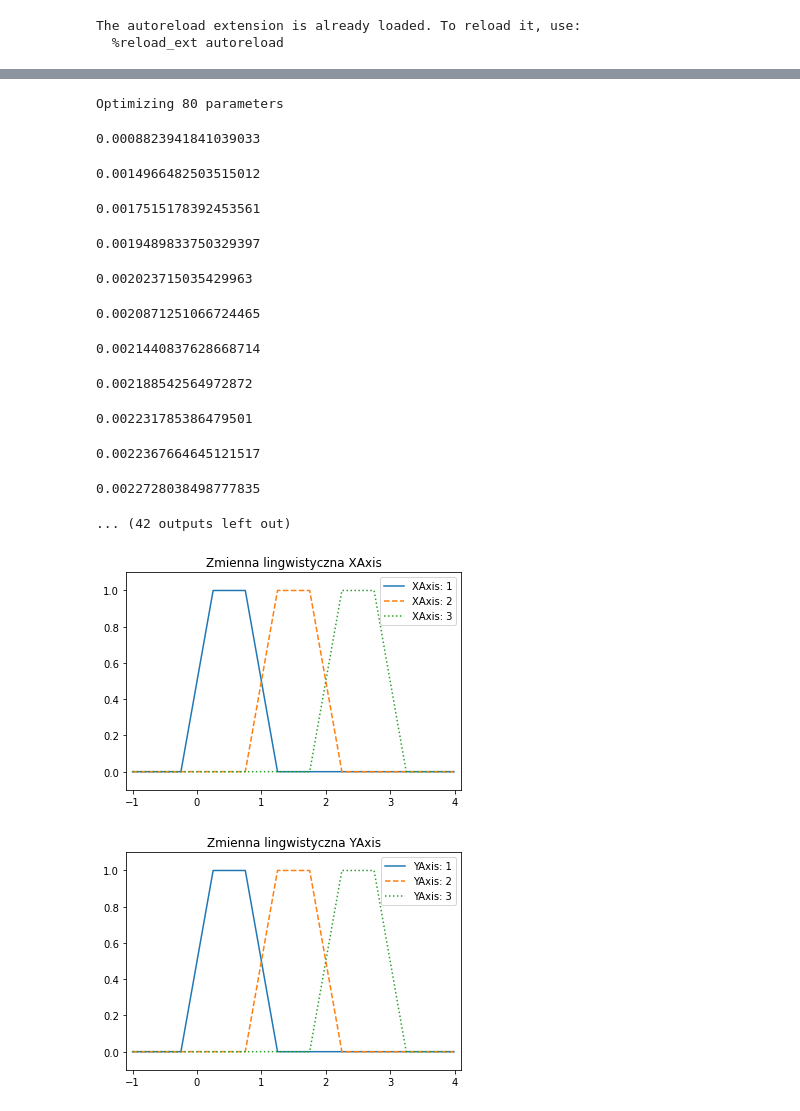
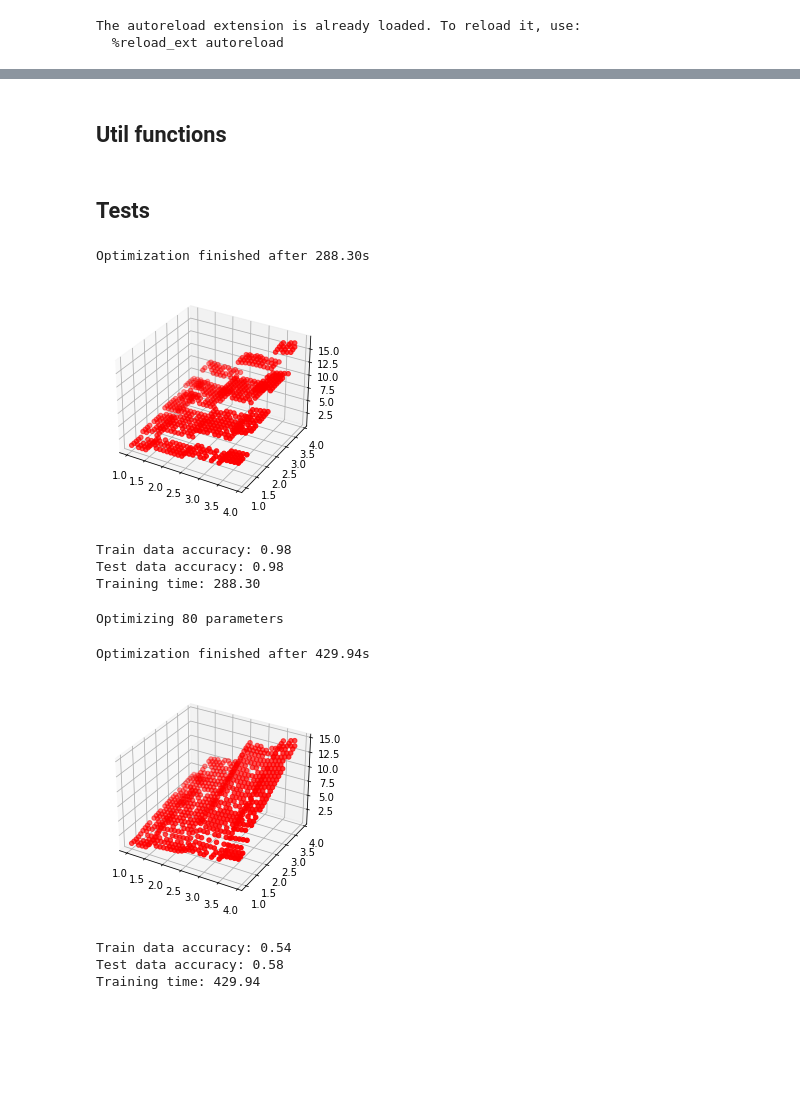
Before and after one commit to klima7/ANFIS, a Jupyter notebook: Demo.ipynb, the cells around one changed output, grey strips where cells are left out. Cells and saved outputs as stored; diff of their text form; code cells hidden in the pictures; blank space fills up the shorter version.

```diff
--- a/Demo.ipynb
+++ b/Demo.ipynb
@@ -23,3 +20,5 @@ Using matplotlib backend: <object object at 0x...>
+# %% [markdown]
+## Util functions
 # %%
 def generate_data(size, plot=False):
     x = np.arange(1, size, 0.1)
@@ -73,6 +72,18 @@ def test_optimizer(optimizer, size=4):
     print(f'Train data accuracy: {train_accuracy:.2f}')
     print(f'Test data accuracy: {test_accuracy:.2f}')
     print(f'Training time: {elapsed_time:.2f}')
+# %% [markdown]
+## Tests
+# %%
+optimizer = DefaultOptimizer(learn_operators=False)
+
+test_optimizer(optimizer)
+# %% [output]
+Optimization finished after 288.30s
+[figure, added]
+Train data accuracy: 0.98
+Test data accuracy: 0.98
+Training time: 288.30
 # %%
 optimizer = GeneticOptimizer(
     SmallestMaeErrorFitness(),
@@ -82,40 +93,17 @@ optimizer = GeneticOptimizer(
     cross_prob=0.7,
     mutate_prob=0.1,
     n_chromosomes=100,
-    n_generations=5000,
+    n_generations=50_000,
     n_elite=2,
+    patience=500,
     learn_operators=False
 )
 
 test_optimizer(optimizer)
 # %% [output]
 Optimizing 80 parameters
-0.0008823941841039033
+Optimization finished after 429.94s
+[figure, added]
-0.0014966482503515012
+Train data accuracy: 0.54
+Test data accuracy: 0.58
+Training time: 429.94
-0.0017515178392453561
-0.0019489833750329397
-0.002023715035429963
-0.0020871251066724465
-0.0021440837628668714
-0.002188542564972872
-0.002231785386479501
-0.0022367664645121517
-0.0022728038498777835
-... (42 outputs left out)
-# %%
-
-
-
-#Wyświetlanie funkcji przynależnosci
-plt.figure()
-varX.show(start=-1, end=4)
-plt.legend()
-
-plt.figure()
-varY.show(start=-1, end=4)
-plt.legend()
-
-plt.show()
-# %% [output]
-[figure, removed]
-[figure, removed]
```
Also changed, not shown: parts of 14 cells of this notebook.
